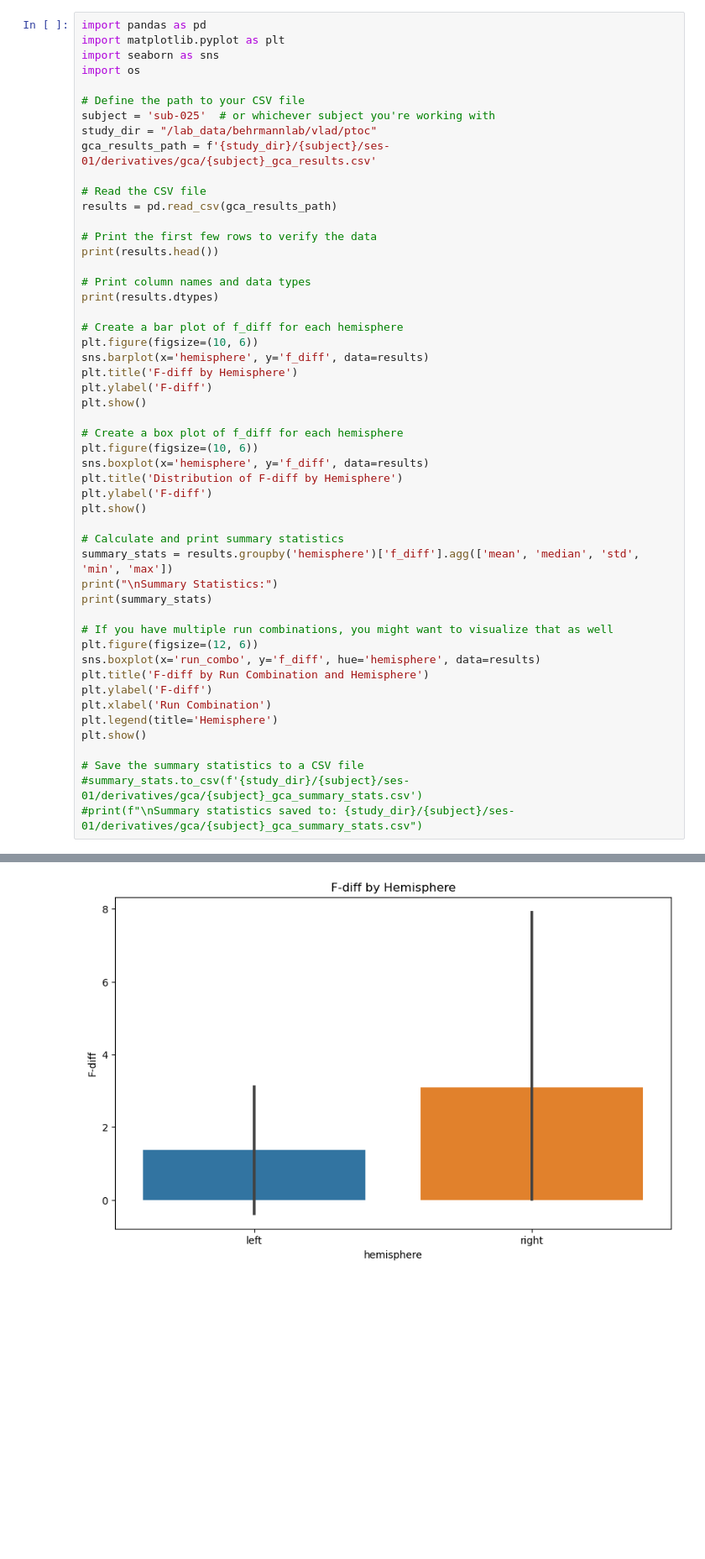
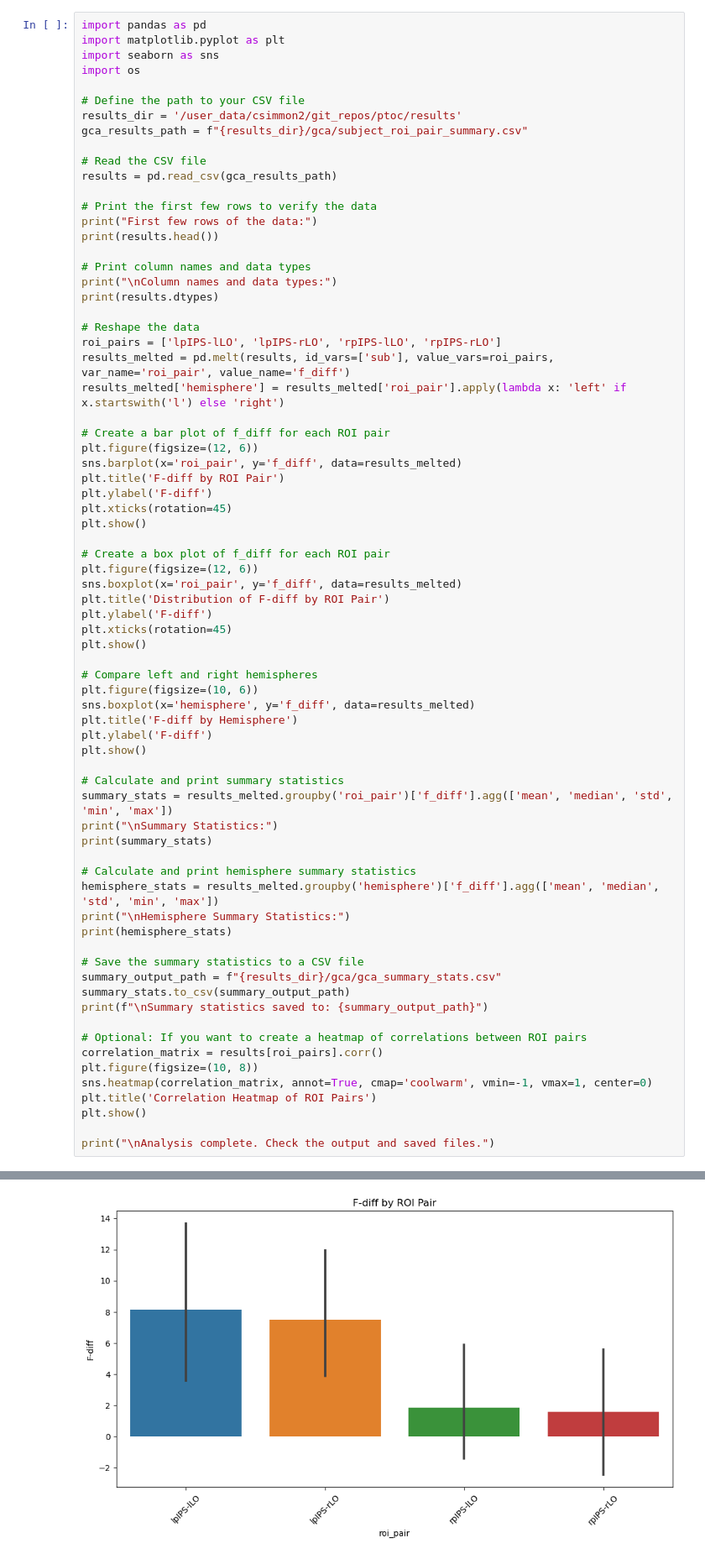
Before and after one commit to cnsimmons/ptoc, a Jupyter notebook: analyses/gca_viz.ipynb, the cells around one changed output, grey strips where cells are left out. Shown at 84% size. Drawn from its saved outputs; the diff is of its cells as text; blank space fills up the shorter version.

```diff
--- a/analyses/gca_viz.ipynb
+++ b/analyses/gca_viz.ipynb
@@ -225,48 +401,69 @@ import seaborn as sns
 import os
 
 # Define the path to your CSV file
-subject = 'sub-025'  # or whichever subject you're working with
-study_dir = "/lab_data/behrmannlab/vlad/ptoc"
-gca_results_path = f'{study_dir}/{subject}/ses-01/derivatives/gca/{subject}_gca_results.csv'
+results_dir = '/user_data/csimmon2/git_repos/ptoc/results'
+gca_results_path = f"{results_dir}/gca/subject_roi_pair_summary.csv"
 
 # Read the CSV file
 results = pd.read_csv(gca_results_path)
 
 # Print the first few rows to verify the data
+print("First few rows of the data:")
 print(results.head())
 
 # Print column names and data types
+print("\nColumn names and data types:")
 print(results.dtypes)
 
-# Create a bar plot of f_diff for each hemisphere
+# Reshape the data
+roi_pairs = ['lpIPS-lLO', 'lpIPS-rLO', 'rpIPS-lLO', 'rpIPS-rLO']
+results_melted = pd.melt(results, id_vars=['sub'], value_vars=roi_pairs, var_name='roi_pair', value_name='f_diff')
+results_melted['hemisphere'] = results_melted['roi_pair'].apply(lambda x: 'left' if x.startswith('l') else 'right')
+
+# Create a bar plot of f_diff for each ROI pair
+plt.figure(figsize=(12, 6))
+sns.barplot(x='roi_pair', y='f_diff', data=results_melted)
+plt.title('F-diff by ROI Pair')
+plt.ylabel('F-diff')
+plt.xticks(rotation=45)
+plt.show()
+
+# Create a box plot of f_diff for each ROI pair
+plt.figure(figsize=(12, 6))
+sns.boxplot(x='roi_pair', y='f_diff', data=results_melted)
+plt.title('Distribution of F-diff by ROI Pair')
+plt.ylabel('F-diff')
+plt.xticks(rotation=45)
+plt.show()
+
+# Compare left and right hemispheres
 plt.figure(figsize=(10, 6))
-sns.barplot(x='hemisphere', y='f_diff', data=results)
+sns.boxplot(x='hemisphere', y='f_diff', data=results_melted)
 plt.title('F-diff by Hemisphere')
 plt.ylabel('F-diff')
 plt.show()
 
-# Create a box plot of f_diff for each hemisphere
-plt.figure(figsize=(10, 6))
-sns.boxplot(x='hemisphere', y='f_diff', data=results)
-plt.title('Distribution of F-diff by Hemisphere')
-plt.ylabel('F-diff')
-plt.show()
-
 # Calculate and print summary statistics
-summary_stats = results.groupby('hemisphere')['f_diff'].agg(['mean', 'median', 'std', 'min', 'max'])
+summary_stats = results_melted.groupby('roi_pair')['f_diff'].agg(['mean', 'median', 'std', 'min', 'max'])
 print("\nSummary Statistics:")
 print(summary_stats)
 
-# If you have multiple run combinations, you might want to visualize that as well
-plt.figure(figsize=(12, 6))
-sns.boxplot(x='run_combo', y='f_diff', hue='hemisphere', data=results)
-plt.title('F-diff by Run Combination and Hemisphere')
-plt.ylabel('F-diff')
-plt.xlabel('Run Combination')
-plt.legend(title='Hemisphere')
+# Calculate and print hemisphere summary statistics
+hemisphere_stats = results_melted.groupby('hemisphere')['f_diff'].agg(['mean', 'median', 'std', 'min', 'max'])
+print("\nHemisphere Summary Statistics:")
+print(hemisphere_stats)
+
+# Save the summary statistics to a CSV file
+summary_output_path = f"{results_dir}/gca/gca_summary_stats.csv"
+summary_stats.to_csv(summary_output_path)
+print(f"\nSummary statistics saved to: {summary_output_path}")
+
+# Optional: If you want to create a heatmap of correlations between ROI pairs
+correlation_matrix = results[roi_pairs].corr()
+plt.figure(figsize=(10, 8))
+sns.heatmap(correlation_matrix, annot=True, cmap='coolwarm', vmin=-1, vmax=1, center=0)
+plt.title('Correlation Heatmap of ROI Pairs')
 plt.show()
 
-# Save the summary statistics to a CSV file
-#summary_stats.to_csv(f'{study_dir}/{subject}/ses-01/derivatives/gca/{subject}_gca_summary_stats.csv')
-#print(f"\nSummary statistics saved to: {study_dir}/{subject}/ses-01/derivatives/gca/{subject}_gca_summary_stats.csv")
+print("\nAnalysis complete. Check the output and saved files.")
 # %% [output]
@@ -283,2 +484,2 @@ f_diff        float64
 dtype: object
-[figure, old version]
+[figure, new version]
```
Also changed, not shown: parts of 5 cells of this notebook, 1 other file.
